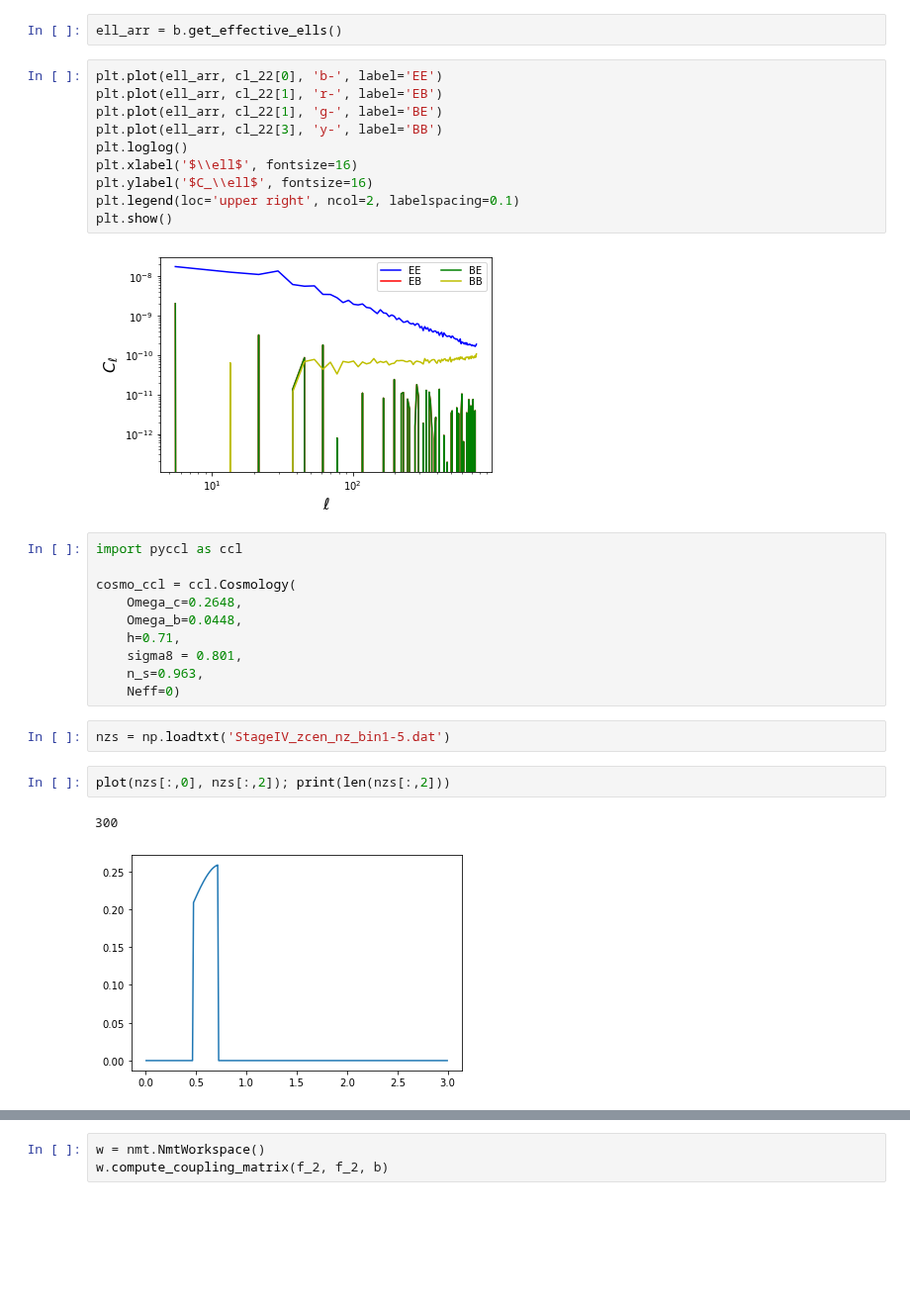
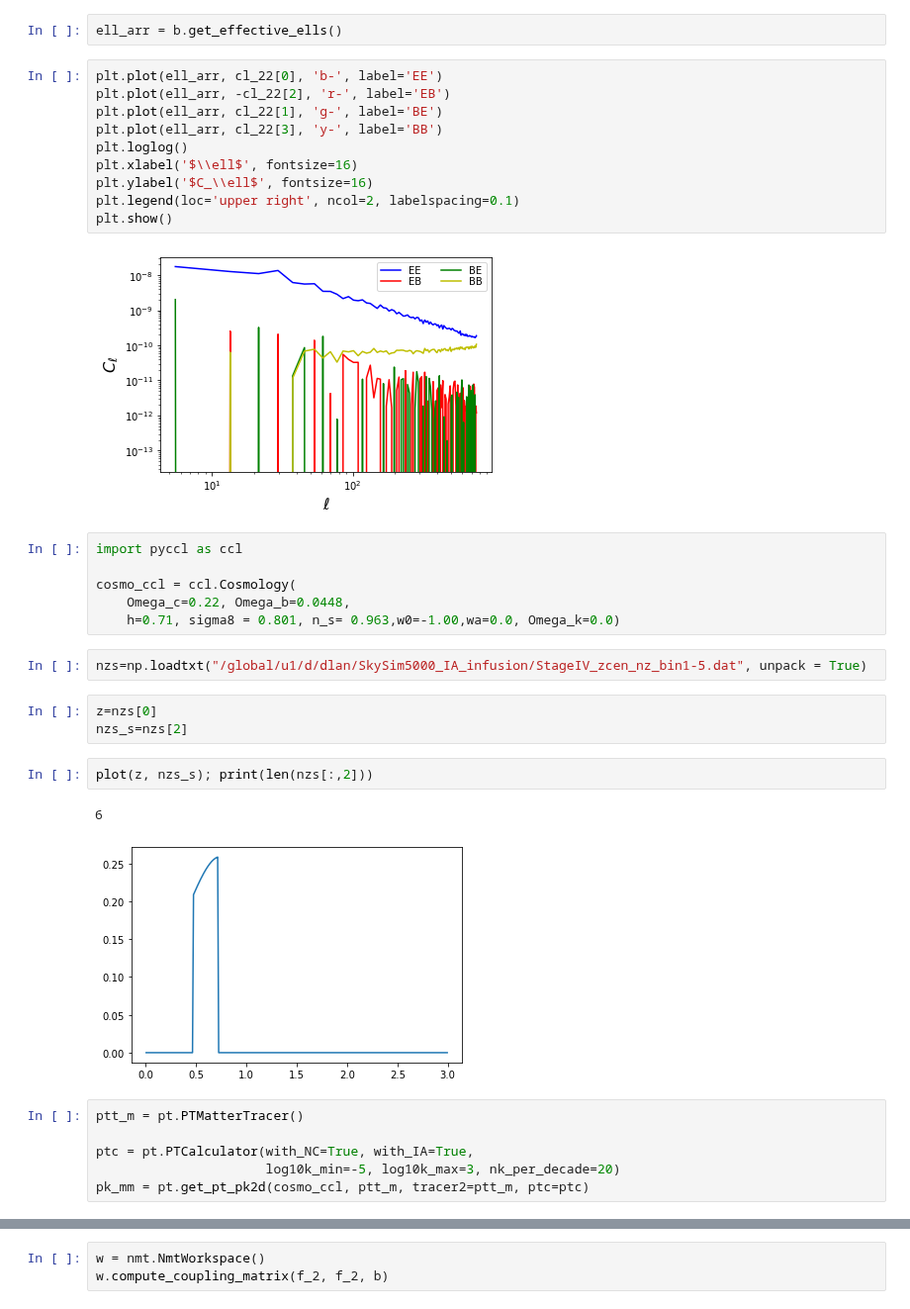
Before and after one commit to LSSTDESC/SkySim5000_IA_infusion, a Jupyter notebook: NaMaster.ipynb, the cells around one changed output, grey strips where cells are left out. Shown at 99% size. Drawn from its saved outputs; the diff is of its cells as text; blank space fills up the shorter version.

```diff
--- a/NaMaster.ipynb
+++ b/NaMaster.ipynb
@@ -65,32 +66,37 @@ cl_22 = nmt.compute_full_master(f_2, f_2, b)
 ell_arr = b.get_effective_ells()
 # %%
 plt.plot(ell_arr, cl_22[0], 'b-', label='EE')
-plt.plot(ell_arr, cl_22[1], 'r-', label='EB')
+plt.plot(ell_arr, -cl_22[2], 'r-', label='EB')
 plt.plot(ell_arr, cl_22[1], 'g-', label='BE')
 plt.plot(ell_arr, cl_22[3], 'y-', label='BB')
 plt.loglog()
 plt.xlabel('$\\ell$', fontsize=16)
 plt.ylabel('$C_\\ell$', fontsize=16)
 plt.legend(loc='upper right', ncol=2, labelspacing=0.1)
 plt.show()
 # %% [output]
-[figure, old version]
+[figure, new version]
 # %%
 import pyccl as ccl
 
 cosmo_ccl = ccl.Cosmology(
-    Omega_c=0.2648,
-    Omega_b=0.0448,
-    h=0.71,
-    sigma8 = 0.801,
-    n_s=0.963,
-    Neff=0)
+    Omega_c=0.22, Omega_b=0.0448,
+    h=0.71, sigma8 = 0.801, n_s= 0.963,w0=-1.00,wa=0.0, Omega_k=0.0)
 # %%
-nzs = np.loadtxt('StageIV_zcen_nz_bin1-5.dat')
+nzs=np.loadtxt("/global/u1/d/dlan/SkySim5000_IA_infusion/StageIV_zcen_nz_bin1-5.dat", unpack = True)
+# %%
+z=nzs[0]
+nzs_s=nzs[2]
 # %%
-plot(nzs[:,0], nzs[:,2]); print(len(nzs[:,2]))
+plot(z, nzs_s); print(len(nzs[:,2]))
 # %% [output]
-300
+6
 [figure]
+# %%
+ptt_m = pt.PTMatterTracer()
+
+ptc = pt.PTCalculator(with_NC=True, with_IA=True,
+                      log10k_min=-5, log10k_max=3, nk_per_decade=20)
+pk_mm = pt.get_pt_pk2d(cosmo_ccl, ptt_m, tracer2=ptt_m, ptc=ptc)
 # %%
 # Let's first compute some Weak Lensing cls
```
Also changed, not shown: parts of 5 cells of this notebook.
